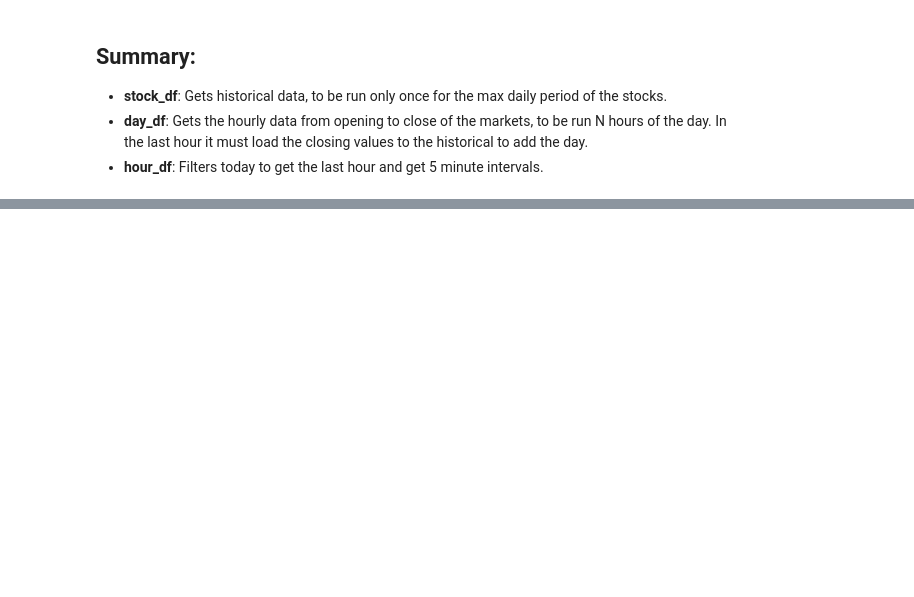
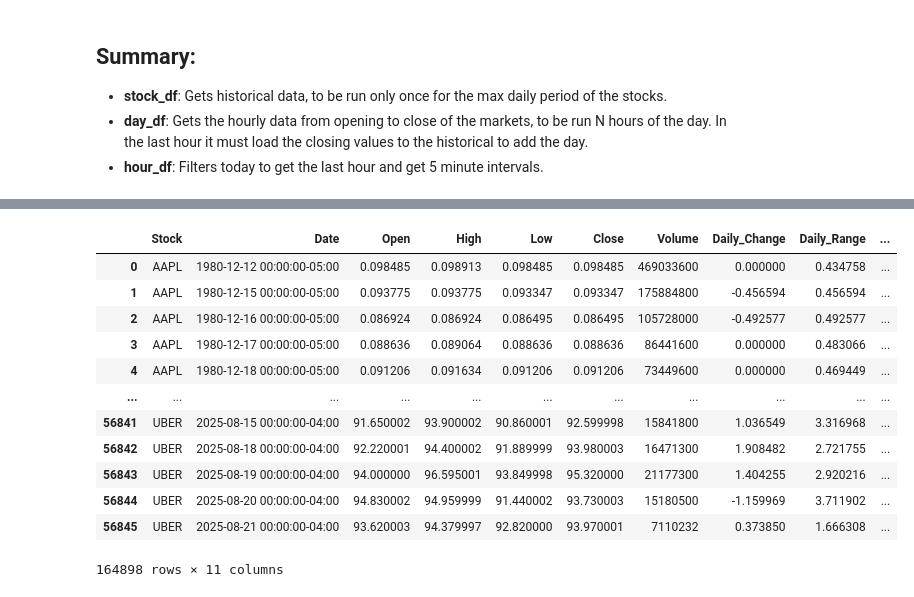
Before and after one commit to daveedortega/Stocks-ETL-Pipeline, a Jupyter notebook: yf_ts.ipynb, the cells around one changed output, grey strips where cells are left out. Drawn from its saved outputs; the diff is of its cells as text; code cells hidden in the pictures; blank space fills up the shorter version.

```diff
--- a/yf_ts.ipynb
+++ b/yf_ts.ipynb
@@ -331,0 +359,16 @@ hour_df
+# %%
+stock_df
+# %% [output]
+|  | Stock | Date | Open | High | Low | Close | Volume | Daily_Change | Daily_Range | ... |
+| 0 | AAPL | 1980-12-12 00:00:00-05:00 | 0.098485 | 0.098913 | 0.098485 | 0.098485 | 469033600 | 0.000000 | 0.434758 | ... |
+| 1 | AAPL | 1980-12-15 00:00:00-05:00 | 0.093775 | 0.093775 | 0.093347 | 0.093347 | 175884800 | -0.456594 | 0.456594 | ... |
+| 2 | AAPL | 1980-12-16 00:00:00-05:00 | 0.086924 | 0.086924 | 0.086495 | 0.086495 | 105728000 | -0.492577 | 0.492577 | ... |
+| 3 | AAPL | 1980-12-17 00:00:00-05:00 | 0.088636 | 0.089064 | 0.088636 | 0.088636 | 86441600 | 0.000000 | 0.483066 | ... |
+| 4 | AAPL | 1980-12-18 00:00:00-05:00 | 0.091206 | 0.091634 | 0.091206 | 0.091206 | 73449600 | 0.000000 | 0.469449 | ... |
+| ... | ... | ... | ... | ... | ... | ... | ... | ... | ... | ... |
+| 56841 | UBER | 2025-08-15 00:00:00-04:00 | 91.650002 | 93.900002 | 90.860001 | 92.599998 | 15841800 | 1.036549 | 3.316968 | ... |
+| 56842 | UBER | 2025-08-18 00:00:00-04:00 | 92.220001 | 94.400002 | 91.889999 | 93.980003 | 16471300 | 1.908482 | 2.721755 | ... |
+| 56843 | UBER | 2025-08-19 00:00:00-04:00 | 94.000000 | 96.595001 | 93.849998 | 95.320000 | 21177300 | 1.404255 | 2.920216 | ... |
+| 56844 | UBER | 2025-08-20 00:00:00-04:00 | 94.830002 | 94.959999 | 91.440002 | 93.730003 | 15180500 | -1.159969 | 3.711902 | ... |
+| 56845 | UBER | 2025-08-21 00:00:00-04:00 | 93.620003 | 94.379997 | 92.820000 | 93.970001 | 7110232 | 0.373850 | 1.666308 | ... |
+164898 rows × 11 columns
```
Also changed, not shown: parts of 7 cells of this notebook, 2 other files.
